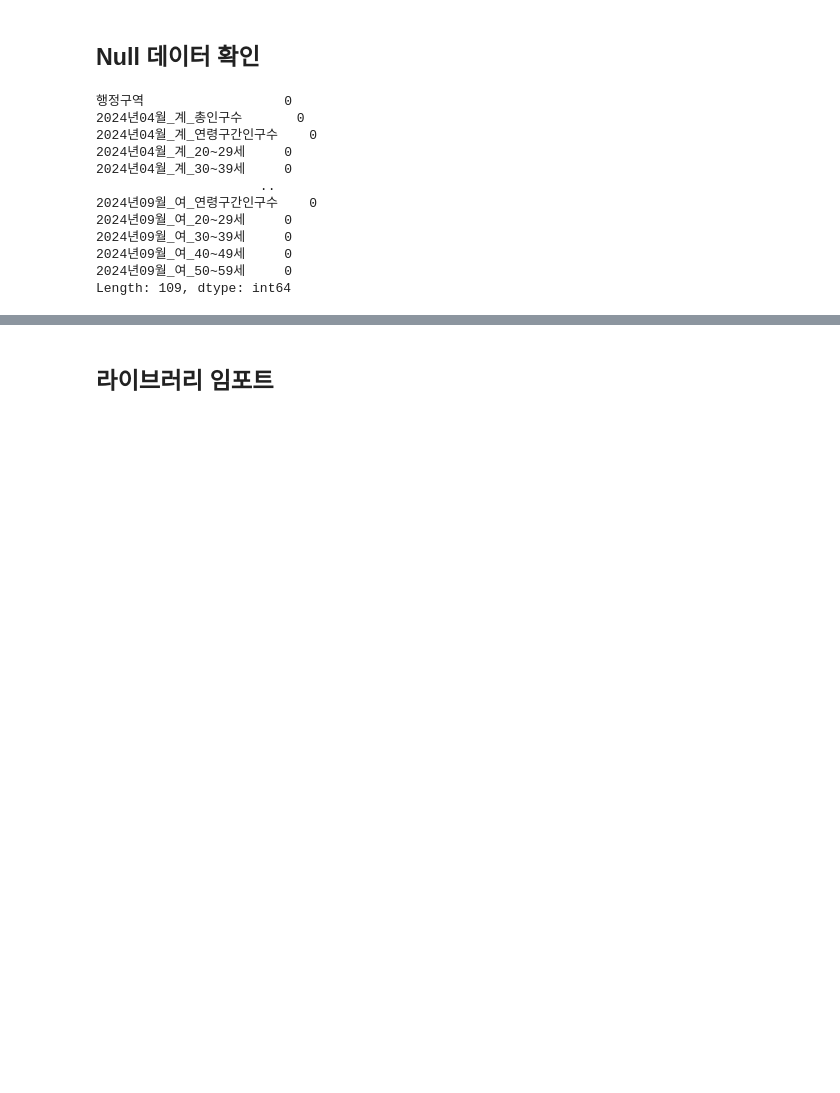
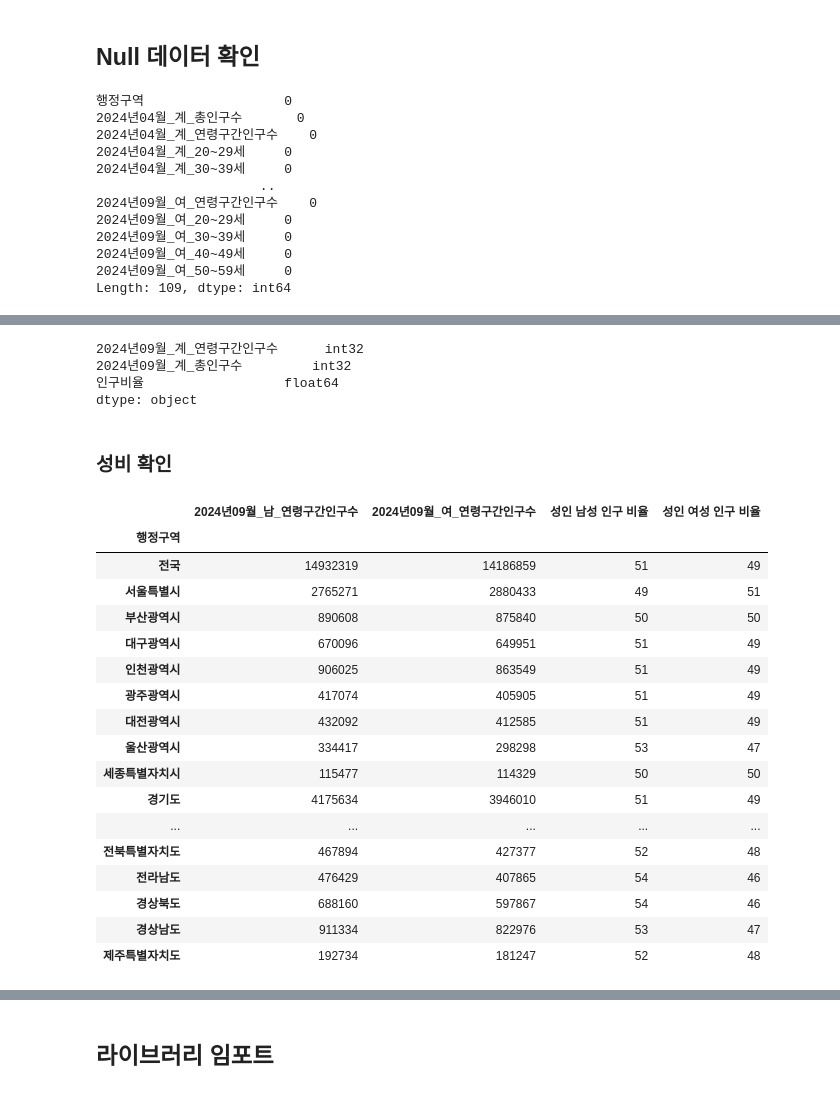
Before and after one commit to HyeonjiKim-edu/DataAnalysis, a Jupyter notebook: 25_파이썬데이터분석_실습_.ipynb, the cells around one changed output, grey strips where cells are left out. Saved outputs shown, nothing was run; the diff lists cells and outputs as text; code cells hidden in the pictures; blank space fills up the shorter version.

```diff
--- a/25_파이썬데이터분석_실습_.ipynb
+++ b/25_파이썬데이터분석_실습_.ipynb
@@ -241,0 +285,36 @@ Length: 109, dtype: int64
+# %%
+print(subjects.dtypes)
+# %% [output]
+2024년09월_계_연령구간인구수      int32
+2024년09월_계_총인구수         int32
+인구비율                  float64
+dtype: object
+# %% [markdown]
+### 성비 확인
+# %%
+# 전체 성인 성비 확인
+
+all_s = df[['2024년09월_남_연령구간인구수', '2024년09월_여_연령구간인구수']].copy()
+all_s['성인 남성 인구 비율'] = all_s['2024년09월_남_연령구간인구수'] / (all_s['2024년09월_남_연령구간인구수'] + all_s['2024년09월_여_연령구간인구수']) * 100
+all_s['성인 여성 인구 비율'] = all_s['2024년09월_여_연령구간인구수'] / (all_s['2024년09월_남_연령구간인구수'] + all_s['2024년09월_여_연령구간인구수']) * 100
+all_s.index = df['행정구역']
+all_s
+# %% [output]
+|  | 2024년09월_남_연령구간인구수 | 2024년09월_여_연령구간인구수 | 성인 남성 인구 비율 | 성인 여성 인구 비율 |
+| 행정구역 |  |  |  |  |
+| 전국 | 14932319 | 14186859 | 51 | 49 |
+| 서울특별시 | 2765271 | 2880433 | 49 | 51 |
+| 부산광역시 | 890608 | 875840 | 50 | 50 |
+| 대구광역시 | 670096 | 649951 | 51 | 49 |
+| 인천광역시 | 906025 | 863549 | 51 | 49 |
+| 광주광역시 | 417074 | 405905 | 51 | 49 |
+| 대전광역시 | 432092 | 412585 | 51 | 49 |
+| 울산광역시 | 334417 | 298298 | 53 | 47 |
+| 세종특별자치시 | 115477 | 114329 | 50 | 50 |
+| 경기도 | 4175634 | 3946010 | 51 | 49 |
+| ... | ... | ... | ... | ... |
+| 전북특별자치도 | 467894 | 427377 | 52 | 48 |
+| 전라남도 | 476429 | 407865 | 54 | 46 |
+| 경상북도 | 688160 | 597867 | 54 | 46 |
+| 경상남도 | 911334 | 822976 | 53 | 47 |
+| 제주특별자치도 | 192734 | 181247 | 52 | 48 |
```
Also changed, not shown: parts of 24 cells of this notebook.
